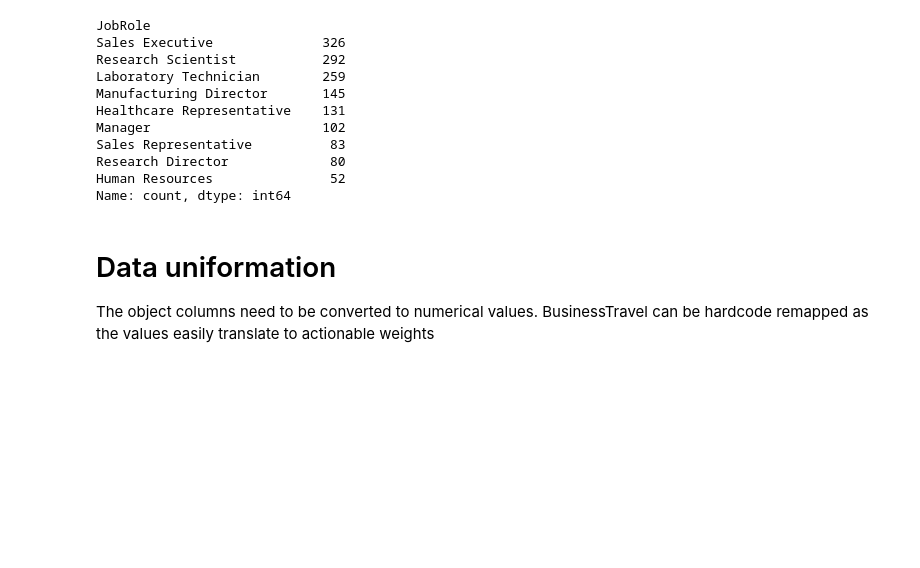
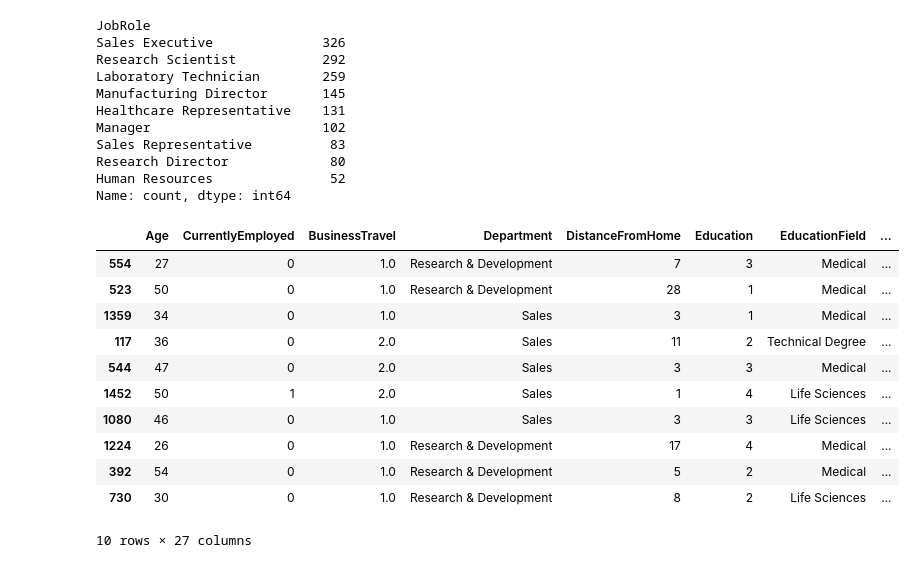
Before and after one commit to steven-midgley/neural-network-challenge-2, a Jupyter notebook: attrition_my_approach.ipynb, the cells around one changed output. Cells and saved outputs as stored; diff of their text form; code cells hidden in the pictures; blank space fills up the shorter version.

```diff
--- a/attrition_my_approach.ipynb
+++ b/attrition_my_approach.ipynb
@@ -24,8 +45,8 @@ import pandas as pd
 import numpy as np
 # %%
 #  Import and read the attrition data
-df = pd.read_csv('https://static.bc-edx.com/ai/ail-v-1-0/m19/lms/datasets/attrition.csv')
-df.to_csv('csv_data/original_unaltered.csv')
+df = pd.read_csv('csv_data/original_unaltered.csv').drop(columns=['Unnamed: 0'])
+# df.to_csv('csv_data/original_unaltered.csv')
 # %%
 df
 # %% [output]
@@ -120,6 +139,10 @@ Married     673
 Single      470
 Divorced    327
 Name: count, dtype: int64
+# %%
+df['MaritalStatus'] = df['MaritalStatus'].map({"Divorced": 0, "Single": 1, "Married": 2})
+# %%
+df['BusinessTravel'] = df['BusinessTravel'].map({"Non_travel": 0, "Travel_Rarely": 1, "Travel_Frequently": 2})
 # %%
 df['Department'].value_counts()
 # %% [output]
@@ -142,8 +165,18 @@ Sales Representative          83
 Research Director             80
 Human Resources               52
 Name: count, dtype: int64
-# %% [markdown]
-# Data uniformation
-
-The object columns need to be converted to numerical values. BusinessTravel can be hardcode remapped as the values easily
-translate to actionable weights
+# %%
+df.sample(n=10)
+# %% [output]
+|  | Age | CurrentlyEmployed | BusinessTravel | Department | DistanceFromHome | Education | EducationField | ... |
+| 554 | 27 | 0 | 1.0 | Research & Development | 7 | 3 | Medical | ... |
+| 523 | 50 | 0 | 1.0 | Research & Development | 28 | 1 | Medical | ... |
+| 1359 | 34 | 0 | 1.0 | Sales | 3 | 1 | Medical | ... |
+| 117 | 36 | 0 | 2.0 | Sales | 11 | 2 | Technical Degree | ... |
+| 544 | 47 | 0 | 2.0 | Sales | 3 | 3 | Medical | ... |
+| 1452 | 50 | 1 | 2.0 | Sales | 1 | 4 | Life Sciences | ... |
+| 1080 | 46 | 0 | 1.0 | Sales | 3 | 3 | Life Sciences | ... |
+| 1224 | 26 | 0 | 1.0 | Research & Development | 17 | 4 | Medical | ... |
+| 392 | 54 | 0 | 1.0 | Research & Development | 5 | 2 | Medical | ... |
+| 730 | 30 | 0 | 1.0 | Research & Development | 8 | 2 | Life Sciences | ... |
+10 rows × 27 columns
```
Also changed, not shown: parts of 2 cells of this notebook.
